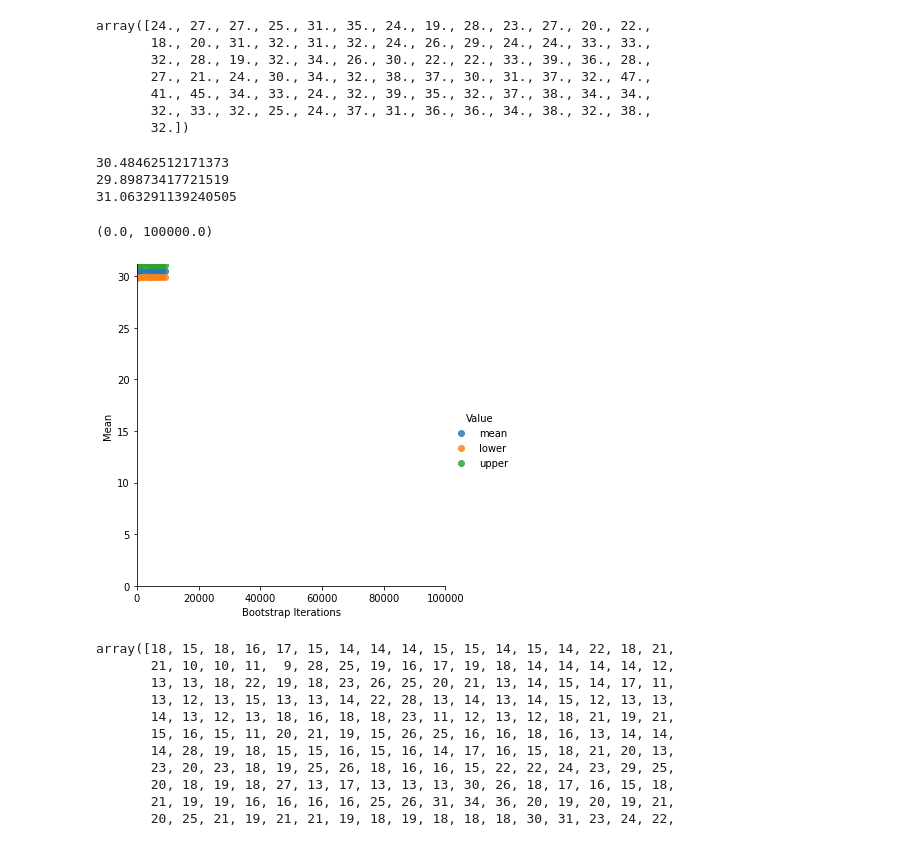
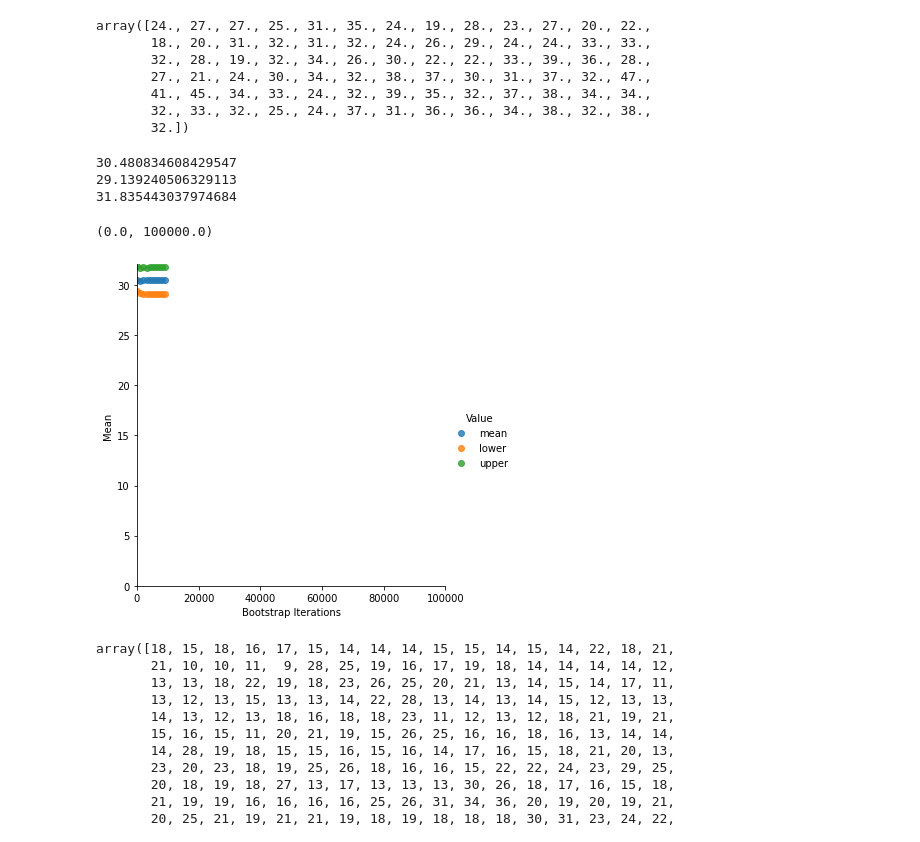
Before and after one commit to PreethamThinagaraj/CE888, a Jupyter notebook: Lab_2/bootstrap.ipynb, the cells around one changed output. Drawn from its saved outputs; the diff is of its cells as text; code cells hidden in the pictures.

```diff
--- a/Lab_2/bootstrap.ipynb
+++ b/Lab_2/bootstrap.ipynb
@@ -86,7 +76,7 @@ print(ub)
 # %%
 boots = []
 for i in range(100, 10000, 1000):
-    boot = bootstrap_mean_ci(data, data.shape[0], i, 90)
+    boot = bootstrap_mean_ci(data, data.shape[0], i, 80)
     boots.append([i, boot[0], "mean"])
     boots.append([i, boot[1], "lower"])
     boots.append([i, boot[2], "upper"])
@@ -163,9 +191,10 @@ np.mean(df_v['New Fleet'])
 # %% [output]
 30.481012658227847
 # %%
+# Calling bootstrap function and plotting the results
 boots = []
 for i in range(100, 10000, 1000):
-    boot = bootstrap_mean_ci(df_v['Current fleet'], df_v['Current fleet'].shape[0], i,73)
+    boot = bootstrap_mean_ci(df_v['Current fleet'], df_v['Current fleet'].shape[0], i,92)
     boots.append([i, boot[0], "mean"])
     boots.append([i, boot[1], "lower"])
     boots.append([i, boot[2], "upper"])
@@ -220,26 +249,27 @@ array([24., 27., 27., 25., 31., 35., 24., 19., 28., 23., 27., 20., 22.,
        32., 33., 32., 25., 24., 37., 31., 36., 36., 34., 38., 32., 38.,
        32.])
 # %%
+# Calling bootstrap function and plotting the results
 boots = []
 for i in range(100, 10000, 1000):
-    boot = bootstrap_mean_ci(x, x.shape[0], i,60)
+    boot = bootstrap_mean_ci(x, x.shape[0], i,95)
     boots.append([i, boot[0], "mean"])
     boots.append([i, boot[1], "lower"])
     boots.append([i, boot[2], "upper"])
 print(boot[0])
 print(boot[1])
 print(boot[2])
 df_boot = pd.DataFrame(boots, columns=['Bootstrap Iterations', 'Mean', "Value"])
 sns_plot = sns.lmplot(df_boot.columns[0], df_boot.columns[1], data=df_boot, fit_reg=False, hue="Value")
 
 sns_plot.axes[0, 0].set_ylim(0,)
 sns_plot.axes[0, 0].set_xlim(0, 100000)
 # %% [output]
-30.48462512171373
-29.89873417721519
-31.063291139240505
+30.480834608429547
+29.139240506329113
+31.835443037974684
 (0.0, 100000.0)
-[figure, old version]
+[figure, new version]
 # %%
 # Create your own function for a permutation test here (you will need it for the lab quiz!):
 def permut_test(sample1, sample2, n_permutations):
```
Also changed, not shown: parts of 20 cells of this notebook.
